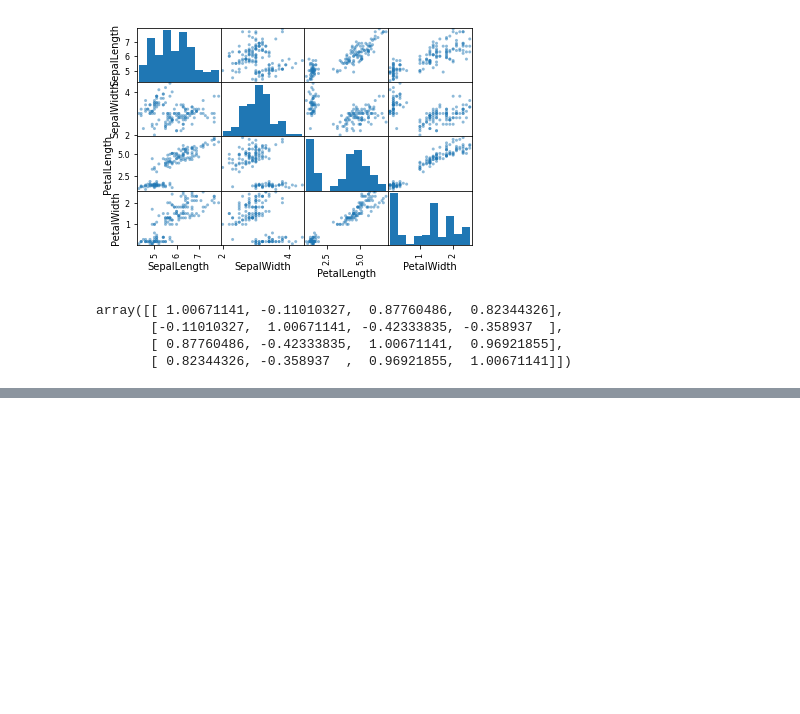
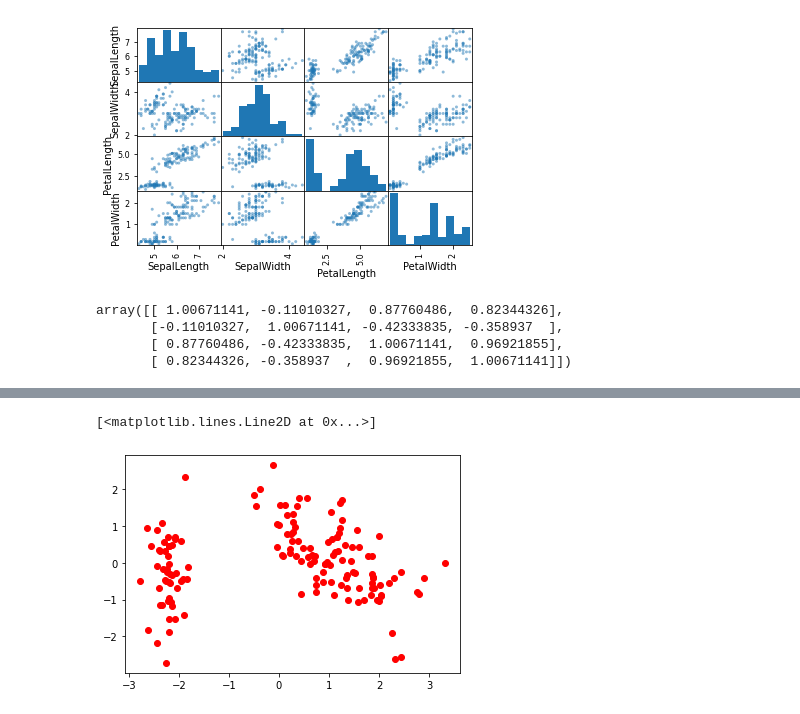
Before and after one commit to SupidchayaTangkidwanich/multivariate, a Jupyter notebook: Chapter3_PCA.ipynb, the cells around one changed output, grey strips where cells are left out. Saved outputs shown, nothing was run; the diff lists cells and outputs as text; code cells hidden in the pictures; blank space fills up the shorter version.

```diff
--- a/Chapter3_PCA.ipynb
+++ b/Chapter3_PCA.ipynb
@@ -301,0 +315,3 @@ array([[ 1.00671141, -0.11010327,  0.87760486,  0.82344326],
+# %%
+selected_eigen_vectors = eigen_vectors[:,:2]  # เลือก eigen vectors มา 2 คอลัมน์เเรก ->4*2
+selected_eigen_vectors
@@ -301,0 +325,3 @@ array([[ 1.00671141, -0.11010327,  0.87760486,  0.82344326],
+# %%
+X = data_matrix_m0_std1   # ตั้งdataใหม่
+X.shape
@@ -301,0 +330,3 @@ array([[ 1.00671141, -0.11010327,  0.87760486,  0.82344326],
+# %%
+W = selected_eigen_vectors # คูณกันยังไม่ได้ต้องนำไปปรับ
+W.shape
@@ -301,0 +335,3 @@ array([[ 1.00671141, -0.11010327,  0.87760486,  0.82344326],
+# %%
+X_pca = X.T.dot(W) # ข้อมูลจะเหลือ 2 dimension # นำมาดอทกัน มี 150 เหมือนเดิม
+X_pca
@@ -301,0 +356,5 @@ array([[ 1.00671141, -0.11010327,  0.87760486,  0.82344326],
+# %%
+plt.plot(X_pca[:,0],X_pca[:,1],'or') # ดูยาก
+# %% [output]
+[<matplotlib.lines.Line2D at 0x...>]
+[figure, added]
```
Also changed, not shown: parts of 32 cells of this notebook.
